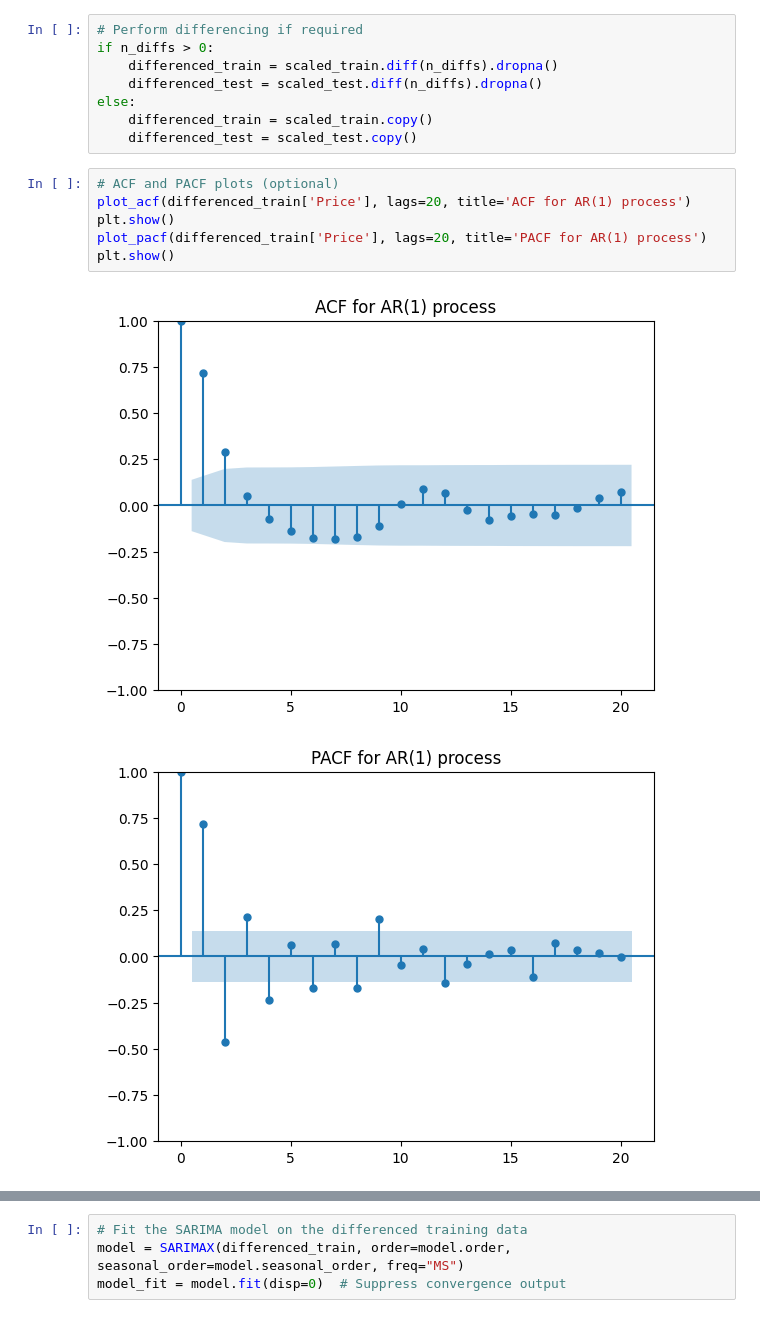
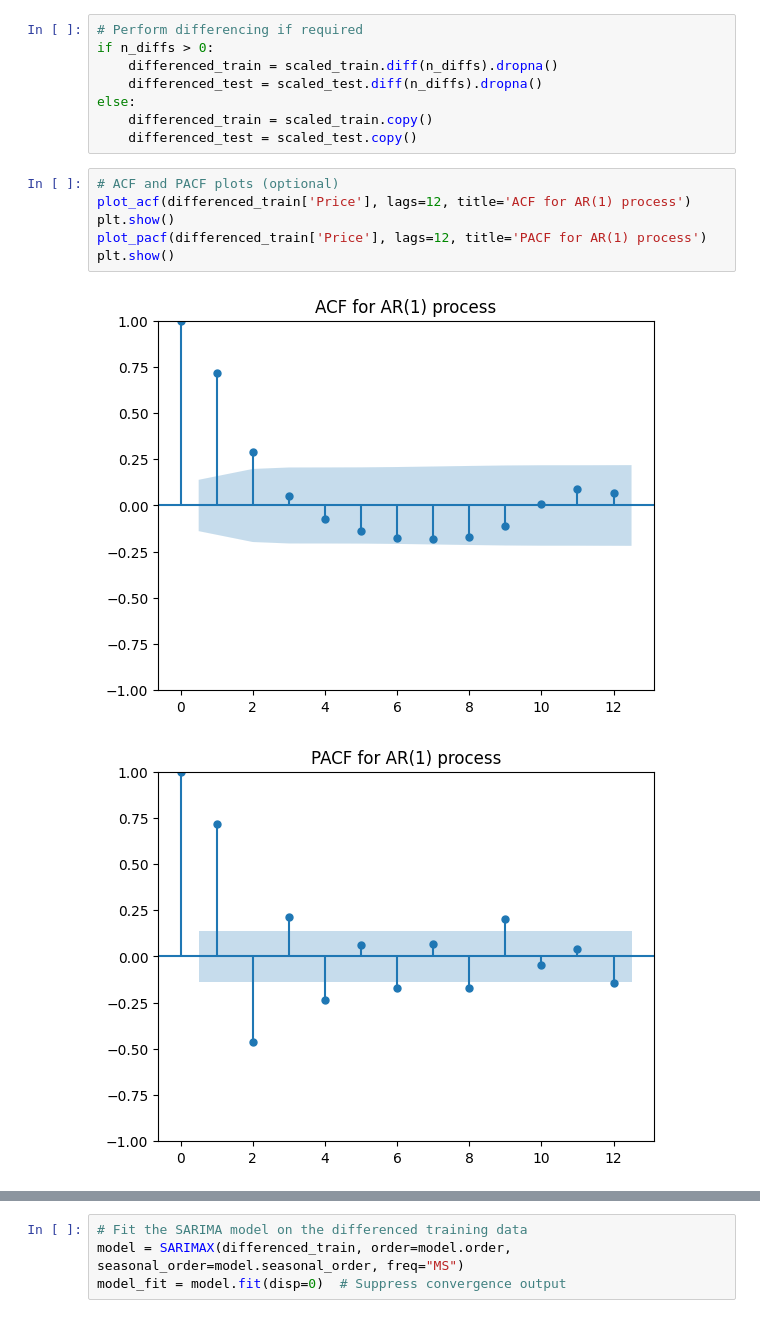
Before and after one commit to jnopareboateng/ml-library, a Jupyter notebook: crude-oil-forecast/arima_with_gemini.ipynb, the cells around one changed output, grey strips where cells are left out. Cells and saved outputs as stored; diff of their text form.

```diff
--- a/crude-oil-forecast/arima_with_gemini.ipynb
+++ b/crude-oil-forecast/arima_with_gemini.ipynb
@@ -109,10 +128,10 @@ else:
     differenced_test = scaled_test.copy()
 # %%
 # ACF and PACF plots (optional)
-plot_acf(differenced_train['Price'], lags=20, title='ACF for AR(1) process')
+plot_acf(differenced_train['Price'], lags=12, title='ACF for AR(1) process')
 plt.show()
-plot_pacf(differenced_train['Price'], lags=20, title='PACF for AR(1) process')
+plot_pacf(differenced_train['Price'], lags=12, title='PACF for AR(1) process')
 plt.show()
 # %% [output]
-[figure, old version]
+[figure, new version]
-[figure, old version]
+[figure, new version]
```
Also changed, not shown: parts of 15 cells of this notebook, 14 other files.
